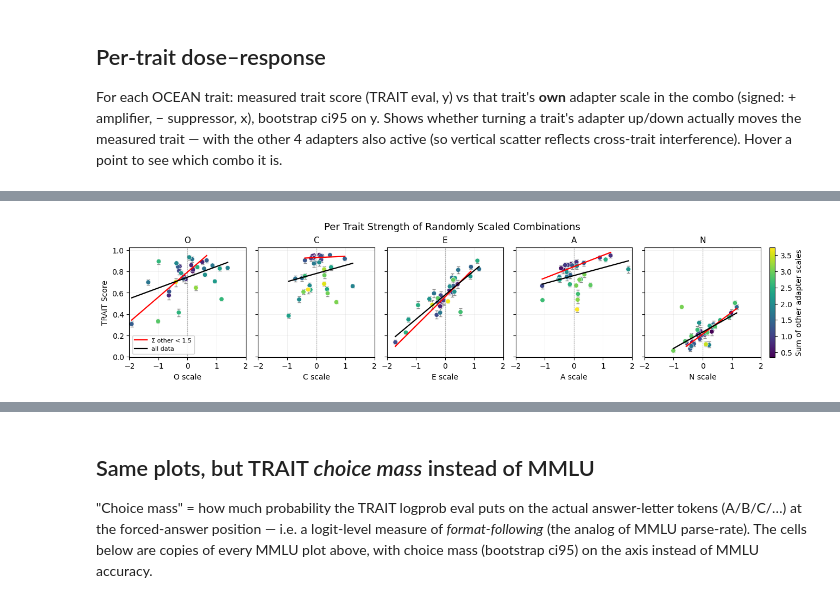
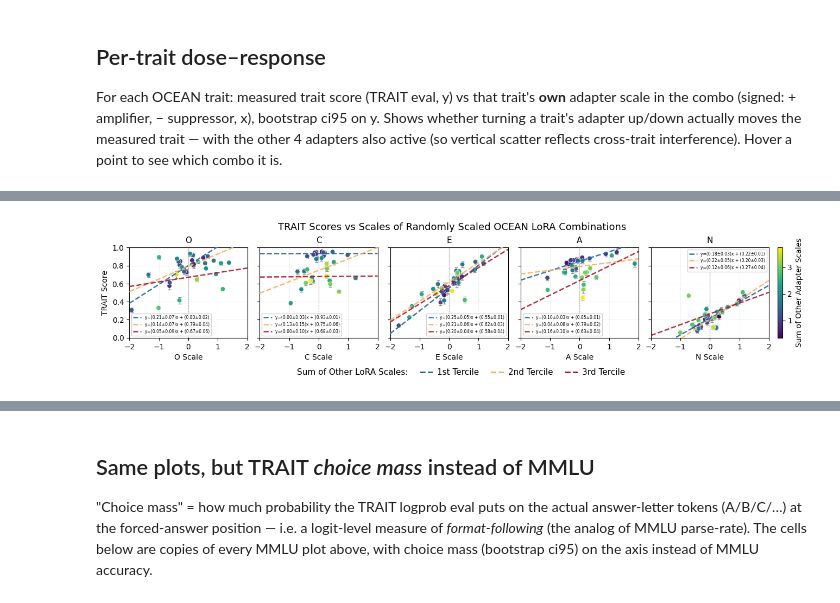
Before and after one commit to persona-cartography/persona-cartography, a Jupyter notebook: scripts_dev/combinations_experiment/analyze.ipynb, the cells around one changed output, grey strips where cells are left out. Drawn from its saved outputs; the diff is of its cells as text; code cells hidden in the pictures.

```diff
--- a/scripts_dev/combinations_experiment/analyze.ipynb
+++ b/scripts_dev/combinations_experiment/analyze.ipynb
@@ -141,3 +141,20 @@ df
 # agreeableness−	6.185	2.597	2.38×
 # neuroticism+	6.529	2.548	2.56×
 # neuroticism−	6.336	2.680	2.36×
+# %%
+import json
+from pathlib import Path
+
+import scripts_dev.combinations_experiment.config_design as _cd
+
+# Full-rank ||Delta W|| of each OCEAN LoRA (computed in scripts_dev/flatten_loras).
+_repo = Path(_cd.__file__).resolve().parents[2]
+full_norms = pd.Series(
+    json.loads(
+        (_repo / "scripts_dev/flatten_loras/data/persona_vectors/full_norms.json").read_text()
+    ),
+    name="full_rank_norm",
+)
+print("Full-rank ||Delta W|| per OCEAN LoRA:")
+print(full_norms.to_string())
+full_norms
@@ -523,12 +591,14 @@ else:
 import matplotlib.pyplot as plt
 from matplotlib.cm import ScalarMappable
 from matplotlib.colors import Normalize
+from matplotlib.lines import Line2D
 
 # Per-trait dose-response (matplotlib, tight layout).
 #   x = that trait's OWN signed adapter scale  (+ amplifier, - suppressor), fixed [-2, 2]
 #   y = measured TRAIT score, with bootstrap ci95 error bars on each point
 #   colour = sum of the OTHER four adapters' scales in that combo
-#   two least-squares fit lines per panel: points with sum-of-other < 1.5 vs >= 1.5.
+#   one straight-line fit per tercile of THIS panel's sum-of-other-scales
+#   (tercile colours/style like the MMLU plot; no CI band).
 _recs = generate_design().configs
 _signed = {rec.slug: {t.letter: t.signed_scale for t in rec.traits} for rec in _recs}
 _other = {
@@ -548,46 +618,65 @@ else:
     _others = pd.concat([df[f"other_{L}"] for L in TRAITS])
     norm = Normalize(vmin=float(_others.min()), vmax=float(_others.max()))
     cmap = plt.get_cmap("viridis")
-    THRESH = 1.5
+    QCOLORS = ["#2166ac", "#fdae61", "#b2182b"]  # low -> high other (terciles)
+    rng = np.random.default_rng(BOOT_SEED)
 
     fig, axes = plt.subplots(1, len(TRAITS), sharey=True, figsize=(13, 3.0),
                              layout="constrained")
     for ax, letter in zip(axes, TRAITS):
         mean_col = f"trait_{letter}_mean"
         d = df.dropna(subset=[mean_col])
         x = d[f"scale_{letter}"].to_numpy()
         y = d[mean_col].to_numpy()
         o = d[f"other_{letter}"].to_numpy()
+        # per-panel terciles of THIS trait's sum-of-other-scales
+        QEDGES = np.quantile(o, [1/3, 2/3])
         yerr = np.vstack([
             np.clip(y - d[f"trait_{letter}_lo"].to_numpy(), 0, None),
             np.clip(d[f"trait_{letter}_hi"].to_numpy() - y, 0, None),
         ])
         # bootstrap ci95 error bars on each point (drawn behind the markers)
         ax.errorbar(x, y, yerr=yerr, fmt="none", ecolor="0.55",
-                    elinewidth=1.0, capsize=2.5, capthick=1.0, zorder=1)
+                    elinewidth=1.0, capsize=2.5, capthick=1.0, zorder=1.8)
         ax.scatter(x, y, c=o, cmap=cmap, norm=norm,
                    s=38, edgecolors="white", linewidths=0.5, zorder=2)
-        # best-fit lines for the two sum-of-other-scales groups
-        for mask, col, lab in (
-            (o < THRESH, "red", f"Σ other < {THRESH}"),
-            (np.ones(len(o), dtype=bool), "black", "all data"),
-        ):
+        # straight-line (least-squares) fit per tercile of o (sum-of-other-scales);
+        # full x-span, dashed, tercile-coloured, no CI band. Bootstrap SEs on the
+        # slope/intercept are shown in the legend.
+        qidx = np.digitize(o, QEDGES)  # 0..2
+        for qi, qcol in enumerate(QCOLORS):
+            mask = qidx == qi
             if mask.sum() >= 2:
-                m, b = np.polyfit(x[mask], y[mask], 1)
-                xx = np.array([x[mask].min(), x[mask].max()])
-                ax.plot(xx, m * xx + b, color=col, lw=1.6, zorder=3, label=lab)
+                xm, ym = x[mask], y[mask]
+                m, b = np.polyfit(xm, ym, 1)
+                ms_bs = np.empty(BOOT_RESAMPLES)
+                bs_bs = np.empty(BOOT_RESAMPLES)
+                for k in range(BOOT_RESAMPLES):
+                    idx = rng.integers(0, len(xm), len(xm))
+                    ms_bs[k], bs_bs[k] = np.polyfit(xm[idx], ym[idx], 1)
+                m_err, b_err = ms_bs.std(), bs_bs.std()
+                ax.plot([-2.0, 2.0], [m * -2.0 + b, m * 2.0 + b], color=qcol,
+                        lw=1.8, ls="--", alpha=0.9, zorder=4,
+                        label=f"y=({m:.2f}±{m_err:.2f})x + ({b:.2f}±{b_err:.2f})")
+        ax.legend(fontsize=5.5, loc="best", framealpha=0.85)
         ax.axvline(0.0, ls=":", color="gray", lw=1)
         ax.set_xlim(-2, 2)
+        ax.set_ylim(0, 1)
         ax.set_xticks([-2, -1, 0, 1, 2])
         ax.set_title(letter, fontsize=11)
-        ax.set_xlabel(f"{letter} scale")
+        ax.set_xlabel(f"{letter} Scale")
         ax.grid(True, alpha=0.25, lw=0.5)
     axes[0].set_ylabel("TRAIT Score")
-    axes[0].legend(fontsize=8, loc="best", framealpha=0.9)
-    fig.suptitle("Per Trait Strength of Randomly Scaled Combinations", fontsize=13)
+    fig.suptitle("TRAIT Scores vs Scales of Randomly Scaled OCEAN LoRA Combinations", fontsize=13)
     cbar = fig.colorbar(ScalarMappable(norm=norm, cmap=cmap), ax=axes,
                         fraction=0.02, pad=0.01)
-    cbar.set_label("Sum of other adapter scales")
+    cbar.set_label("Sum of Other Adapter Scales")
+    _terc = [Line2D([0], [0], color=QCOLORS[i], ls="--", lw=2) for i in range(3)]
+    _desc = Line2D([0], [0], color="none")  # invisible handle -> inline label text
+    fig.legend([_desc] + _terc,
+               ["Sum of Other LoRA Scales:", "1st Tercile", "2nd Tercile", "3rd Tercile"],
+               loc="outside lower center", ncol=4, frameon=False, fontsize=11,
+               handlelength=1.6, columnspacing=1.4, handletextpad=0.5)
     plt.show()
 # %% [output]
-[figure, old version]
+[figure, new version]
```
Also changed, not shown: parts of 5 cells of this notebook, 9 other files.
